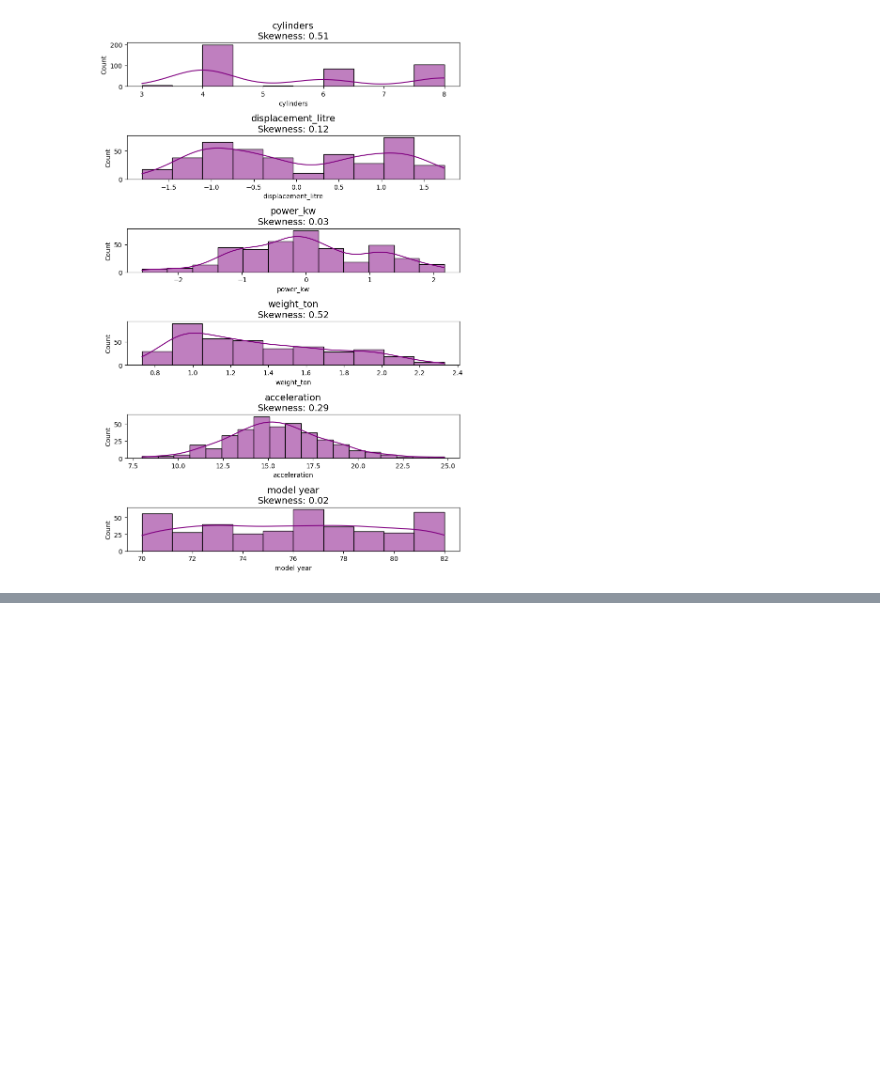
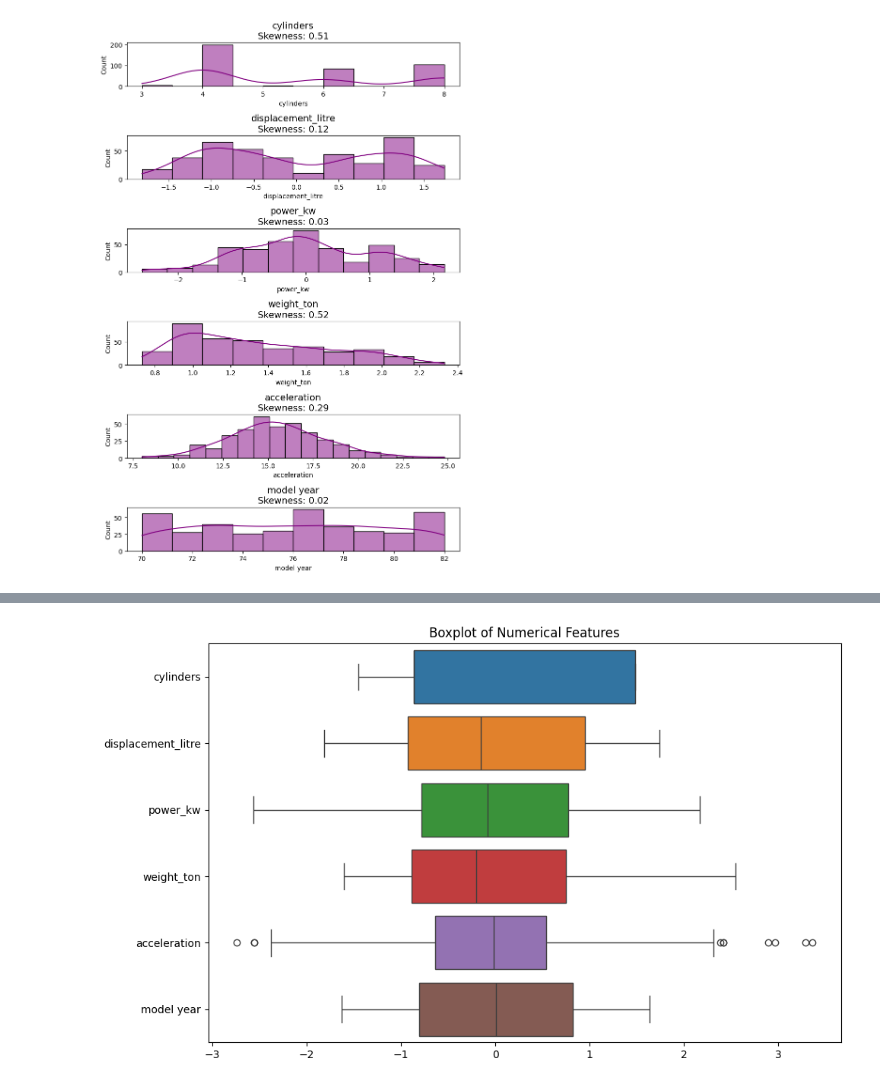
Before and after one commit to Zeldean/MLG382, a Jupyter notebook: Random/notebooks/GPT/b.ipynb, the cells around one changed output, grey strips where cells are left out. Saved outputs shown, nothing was run; the diff lists cells and outputs as text; code cells hidden in the pictures; blank space fills up the shorter version.

```diff
--- a/Random/notebooks/GPT/b.ipynb
+++ b/Random/notebooks/GPT/b.ipynb
@@ -143,3 +141,8 @@ def BarPlot(df):
 # %%
 ss = StandardScaler()
 df_x_scaled = ss.fit_transform(df_x_full[xn])
+df_x_scaled = pd.DataFrame(df_x_scaled, columns=xn, index=df_x.index)
+
+BarPlot(df_x_scaled)
+# %% [output]
+[figure, added]
```
Also changed, not shown: parts of 2 cells of this notebook.
